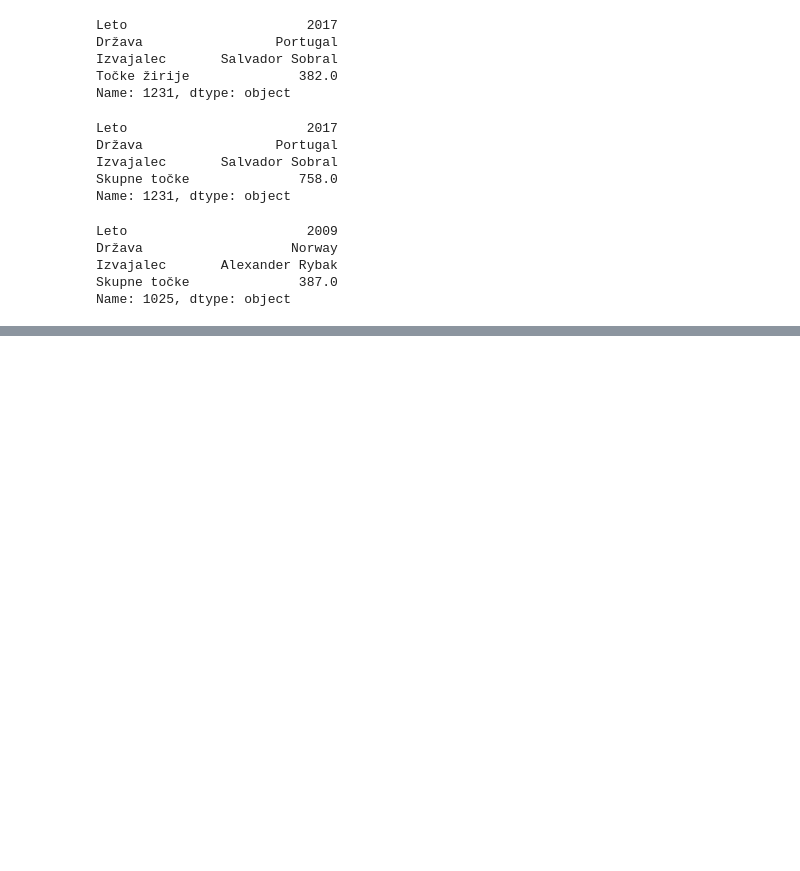
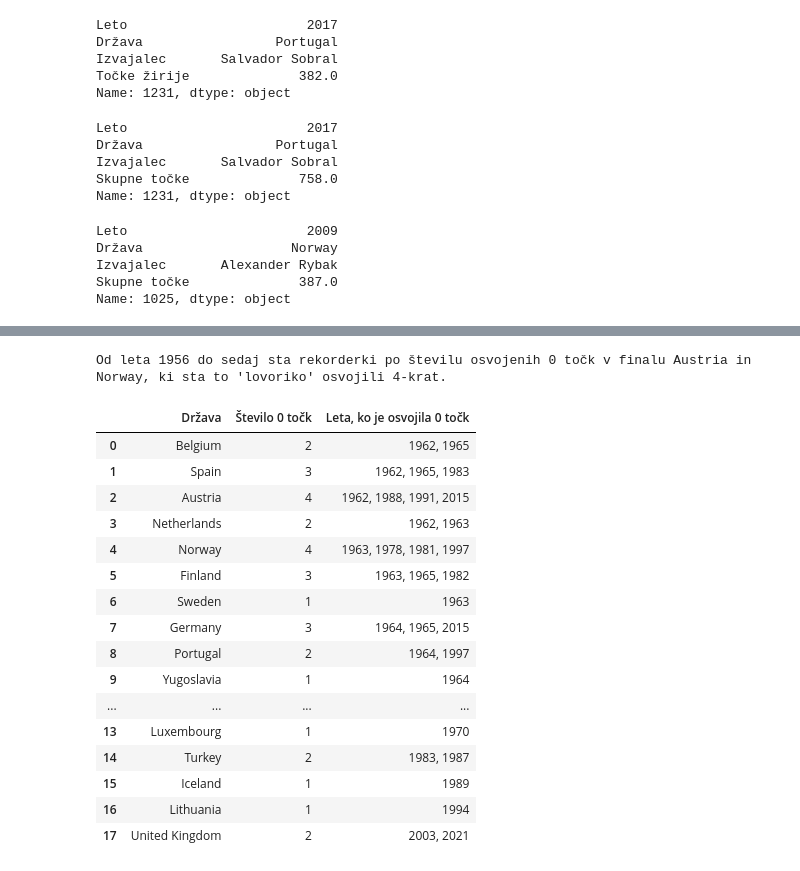
Before and after one commit to mayac69/UVP-projektna, a Jupyter notebook: analiza_evrovizije.ipynb, the cells around one changed output, grey strips where cells are left out. Saved outputs shown, nothing was run; the diff lists cells and outputs as text; code cells hidden in the pictures; blank space fills up the shorter version.

```diff
--- a/analiza_evrovizije.ipynb
+++ b/analiza_evrovizije.ipynb
@@ -234,0 +350,46 @@ Name: 1025, dtype: object
+# %%
+def drzave_z_0_tockami_v_finalu (datoteka):
+    nic_tock = datoteka [datoteka ["tocke"] == 0]
+    seznam_rezultatov = []
+
+    for drzava in nic_tock ["drzava"].unique ():
+        drzave_z_nic_tc = nic_tock [nic_tock ["drzava"] == drzava]
+        stevilo_nic_tock = len (drzave_z_nic_tc)
+        seznam_let = list (drzave_z_nic_tc ["leto"])
+        leta = ", ".join (str (leto) for leto in seznam_let)
+
+        seznam_rezultatov.append ({
+            "Država": drzava,
+            "Število 0 točk": stevilo_nic_tock,
+            "Leta, ko je osvojila 0 točk": leta
+        })
+
+    tabela_rezultatov = pd.DataFrame (seznam_rezultatov)
+
+    maksimalno_st_nicel = tabela_rezultatov ["Število 0 točk"].max ()
+    drzave_z_max_0_tockami = tabela_rezultatov [tabela_rezultatov ["Število 0 točk"] == maksimalno_st_nicel]
+    imena_teh_drzav = " in ".join (drzave_z_max_0_tockami ["Država"])
+
+    print (f"Od leta 1956 do sedaj sta rekorderki po številu osvojenih 0 točk v finalu {imena_teh_drzav}, ki sta to 'lovoriko' osvojili {maksimalno_st_nicel}-krat.")
+
+    return tabela_rezultatov
+drzave_z_0_tockami_v_finalu (df)
+# %% [output]
+Od leta 1956 do sedaj sta rekorderki po številu osvojenih 0 točk v finalu Austria in Norway, ki sta to 'lovoriko' osvojili 4-krat.
+|  | Država | Število 0 točk | Leta, ko je osvojila 0 točk |
+| 0 | Belgium | 2 | 1962, 1965 |
+| 1 | Spain | 3 | 1962, 1965, 1983 |
+| 2 | Austria | 4 | 1962, 1988, 1991, 2015 |
+| 3 | Netherlands | 2 | 1962, 1963 |
+| 4 | Norway | 4 | 1963, 1978, 1981, 1997 |
+| 5 | Finland | 3 | 1963, 1965, 1982 |
+| 6 | Sweden | 1 | 1963 |
+| 7 | Germany | 3 | 1964, 1965, 2015 |
+| 8 | Portugal | 2 | 1964, 1997 |
+| 9 | Yugoslavia | 1 | 1964 |
+| ... | ... | ... | ... |
+| 13 | Luxembourg | 1 | 1970 |
+| 14 | Turkey | 2 | 1983, 1987 |
+| 15 | Iceland | 1 | 1989 |
+| 16 | Lithuania | 1 | 1994 |
+| 17 | United Kingdom | 2 | 2003, 2021 |
```
Also changed, not shown: parts of 8 cells of this notebook.
